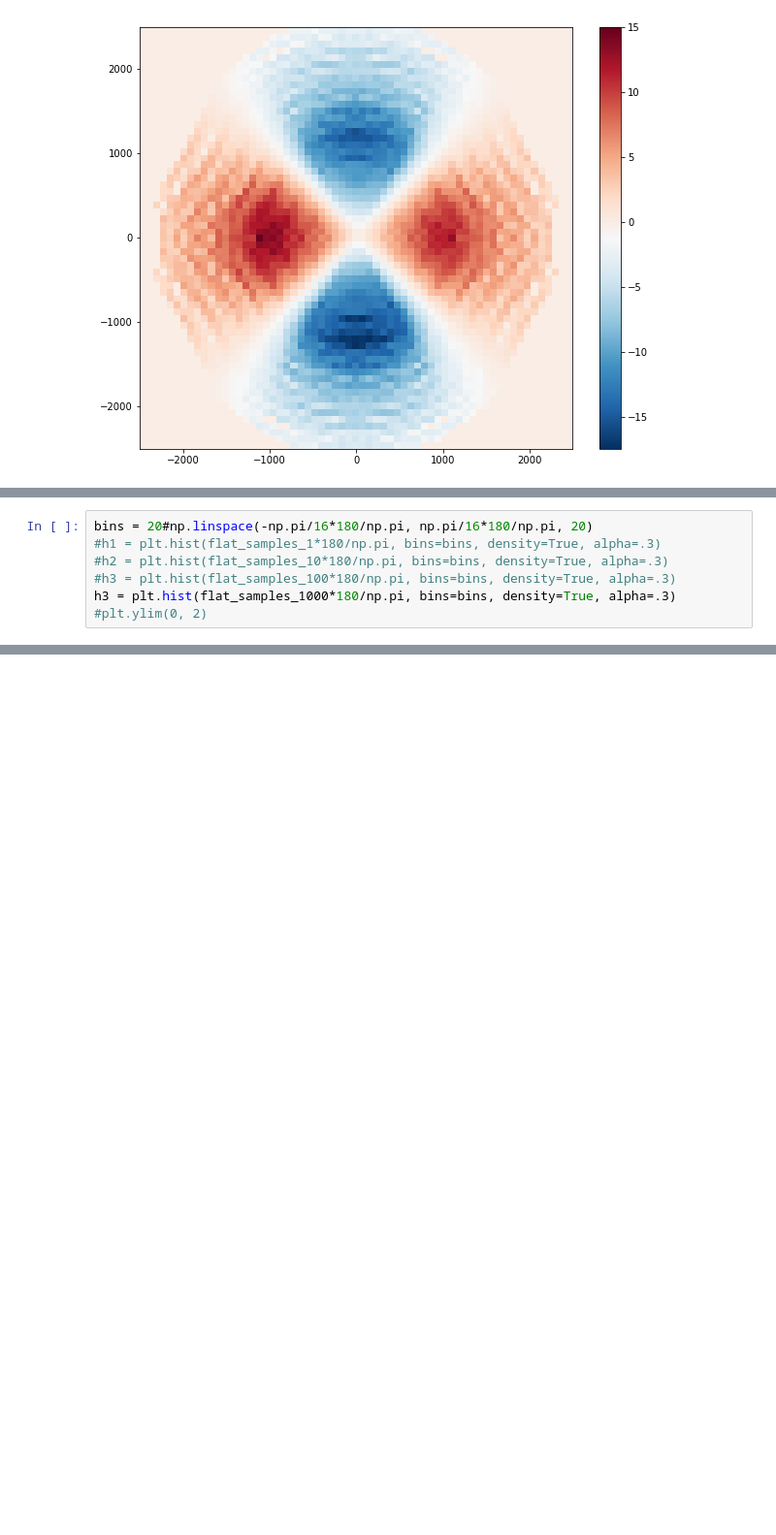
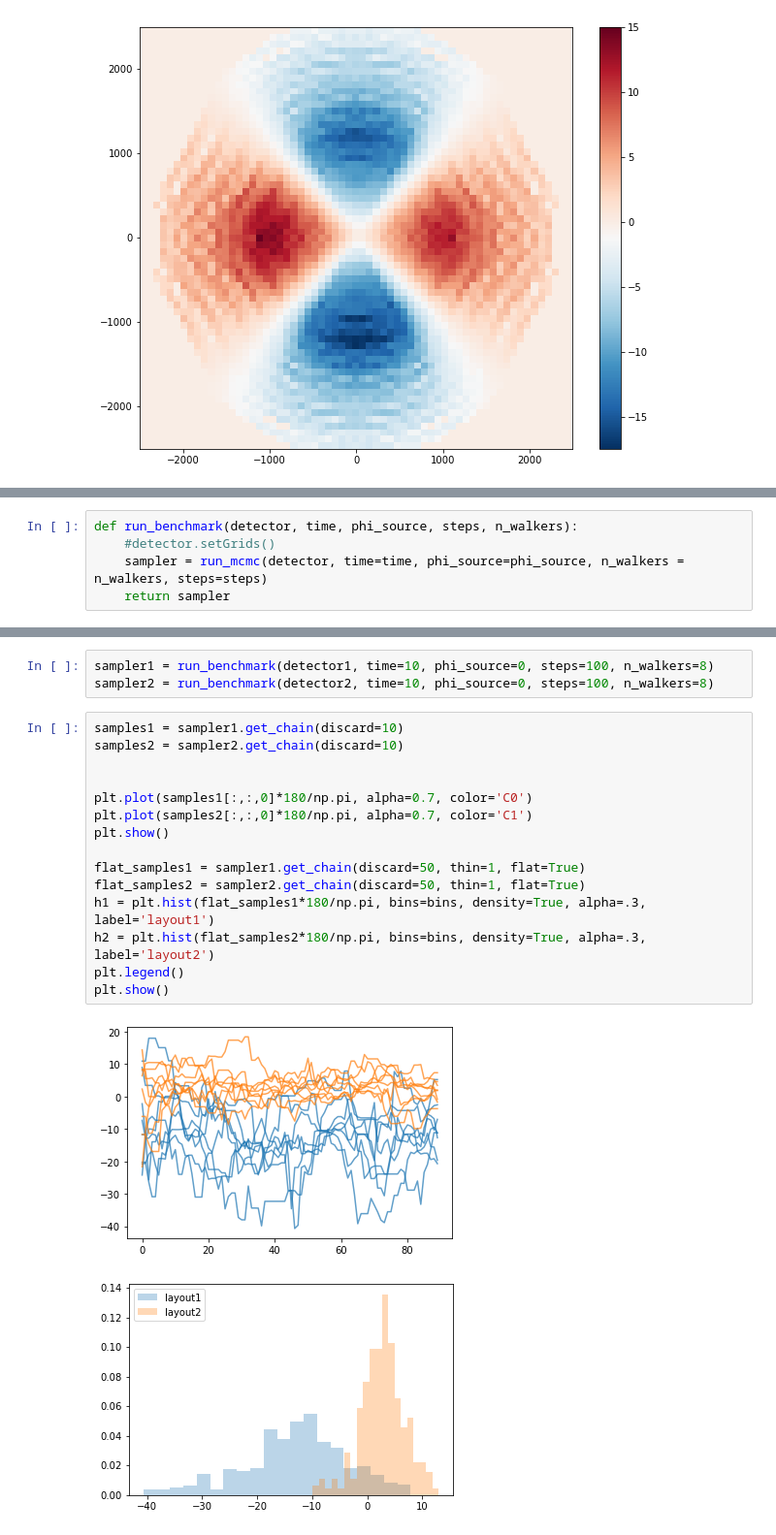
Before and after one commit to hlasco/intensity_interferrometry_layout_benchmark, a Jupyter notebook: intensity_interferometry.ipynb, the cells around one changed output, grey strips where cells are left out. Shown: that part at 97% size. Saved outputs shown, nothing was run; the diff lists cells and outputs as text; blank space fills up the shorter version.

Commit message:
added benchmark routine

```diff
--- a/intensity_interferometry.ipynb
+++ b/intensity_interferometry.ipynb
@@ -172,7 +106,0 @@ plt.show()
-# %%
-bins = 20#np.linspace(-np.pi/16*180/np.pi, np.pi/16*180/np.pi, 20)
-#h1 = plt.hist(flat_samples_1*180/np.pi, bins=bins, density=True, alpha=.3)
-#h2 = plt.hist(flat_samples_10*180/np.pi, bins=bins, density=True, alpha=.3)
-#h3 = plt.hist(flat_samples_100*180/np.pi, bins=bins, density=True, alpha=.3)
-h3 = plt.hist(flat_samples_1000*180/np.pi, bins=bins, density=True, alpha=.3)
-#plt.ylim(0, 2)
@@ -299,0 +107,5 @@ Text(0, 0.5, 'Likelihood')
+# %%
+def run_benchmark(detector, time, phi_source, steps, n_walkers):
+    #detector.setGrids()
+    sampler = run_mcmc(detector, time=time, phi_source=phi_source, n_walkers = n_walkers, steps=steps)
+    return sampler
@@ -299,0 +126,21 @@ Text(0, 0.5, 'Likelihood')
+# %%
+sampler1 = run_benchmark(detector1, time=10, phi_source=0, steps=100, n_walkers=8)
+sampler2 = run_benchmark(detector2, time=10, phi_source=0, steps=100, n_walkers=8)
+# %%
+samples1 = sampler1.get_chain(discard=10)
+samples2 = sampler2.get_chain(discard=10)
+
+
+plt.plot(samples1[:,:,0]*180/np.pi, alpha=0.7, color='C0')
+plt.plot(samples2[:,:,0]*180/np.pi, alpha=0.7, color='C1')
+plt.show()
+
+flat_samples1 = sampler1.get_chain(discard=50, thin=1, flat=True)
+flat_samples2 = sampler2.get_chain(discard=50, thin=1, flat=True)
+h1 = plt.hist(flat_samples1*180/np.pi, bins=bins, density=True, alpha=.3, label='layout1')
+h2 = plt.hist(flat_samples2*180/np.pi, bins=bins, density=True, alpha=.3, label='layout2')
+plt.legend()
+plt.show()
+# %% [output]
+[figure, added]
+[figure, added]
```
Also changed, not shown: parts of 11 cells of this notebook, 3 other files.
